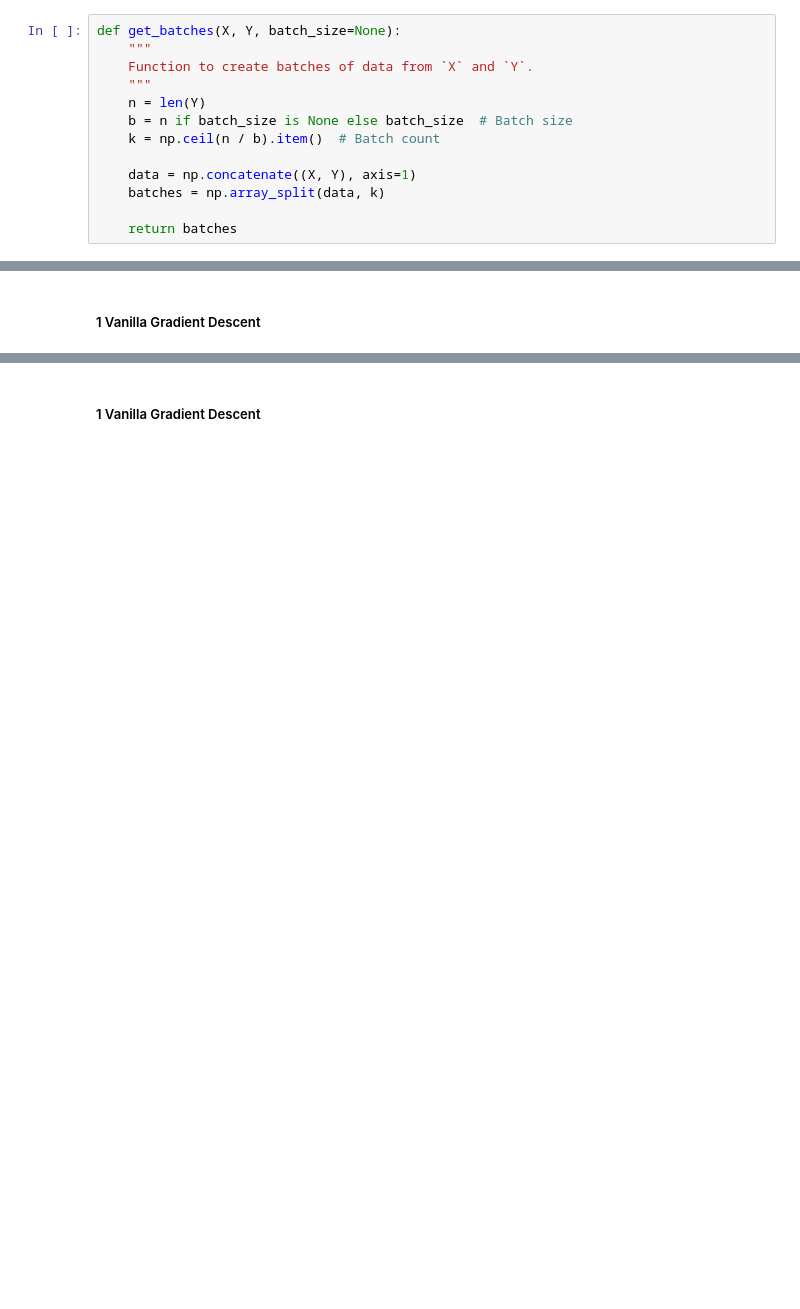
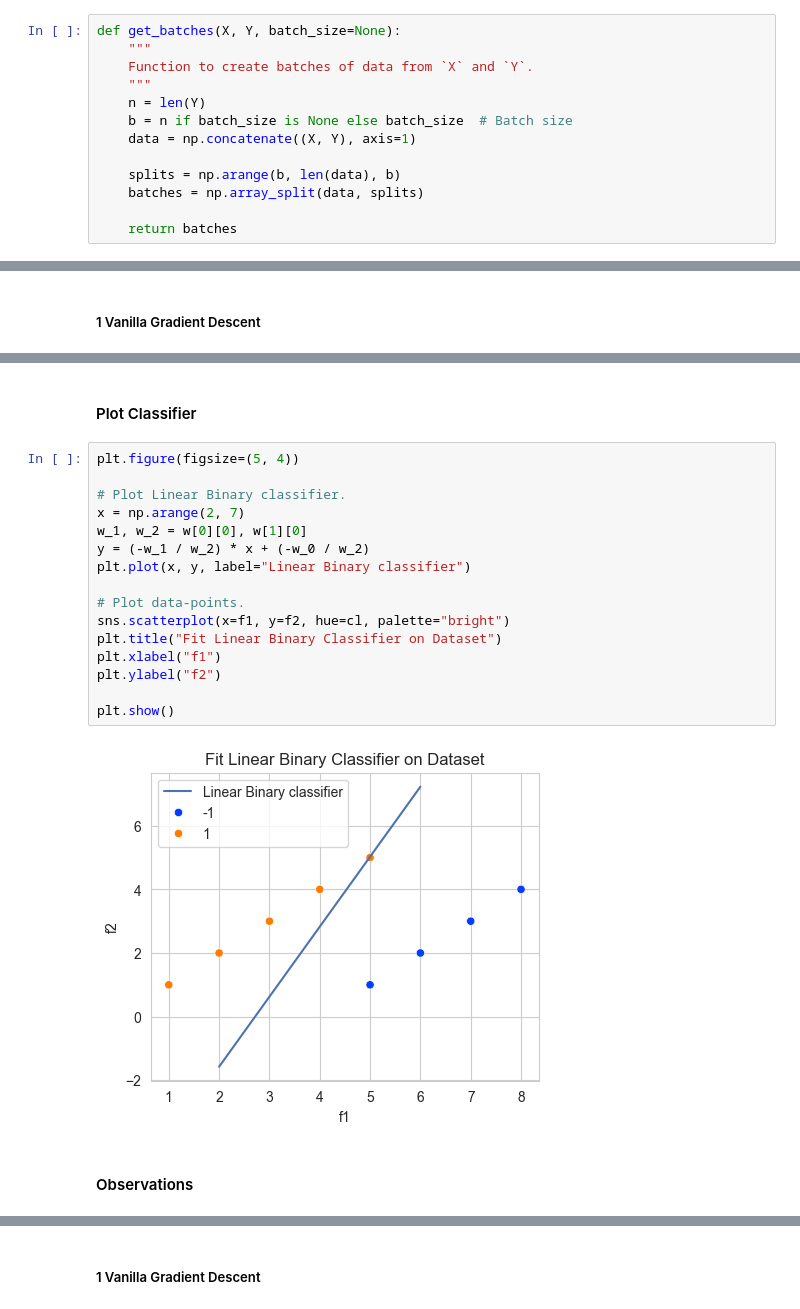
Before and after one commit to dheemanth-bhat/maths-for-ml, a Jupyter notebook: 3_Linear_Algebra/08_Optimization_4-Constrained_optimization.ipynb, the cells around one changed output, grey strips where cells are left out. Saved outputs shown, nothing was run; the diff lists cells and outputs as text; blank space fills up the shorter version.

```diff
--- a/3_Linear_Algebra/08_Optimization_4-Constrained_optimization.ipynb
+++ b/3_Linear_Algebra/08_Optimization_4-Constrained_optimization.ipynb
@@ -454,10 +456,10 @@ def get_batches(X, Y, batch_size=None):
     """
     n = len(Y)
     b = n if batch_size is None else batch_size  # Batch size
-    k = np.ceil(n / b).item()  # Batch count
+    data = np.concatenate((X, Y), axis=1)
 
-    data = np.concatenate((X, Y), axis=1)
-    batches = np.array_split(data, k)
+    splits = np.arange(b, len(data), b)
+    batches = np.array_split(data, splits)
 
     return batches
 # %%
@@ -690,0 +712,22 @@ https://www.desmos.com/calculator/xxcod6kotf
+# %% [markdown]
+#### Plot Classifier
+# %%
+plt.figure(figsize=(5, 4))
+
+# Plot Linear Binary classifier.
+x = np.arange(2, 7)
+w_1, w_2 = w[0][0], w[1][0]
+y = (-w_1 / w_2) * x + (-w_0 / w_2)
+plt.plot(x, y, label="Linear Binary classifier")
+
+# Plot data-points.
+sns.scatterplot(x=f1, y=f2, hue=cl, palette="bright")
+plt.title("Fit Linear Binary Classifier on Dataset")
+plt.xlabel("f1")
+plt.ylabel("f2")
+
+plt.show()
+# %% [output]
+[figure, added]
+# %% [markdown]
+#### Observations
```
Also changed, not shown: parts of 71 cells of this notebook, 1 other file.
